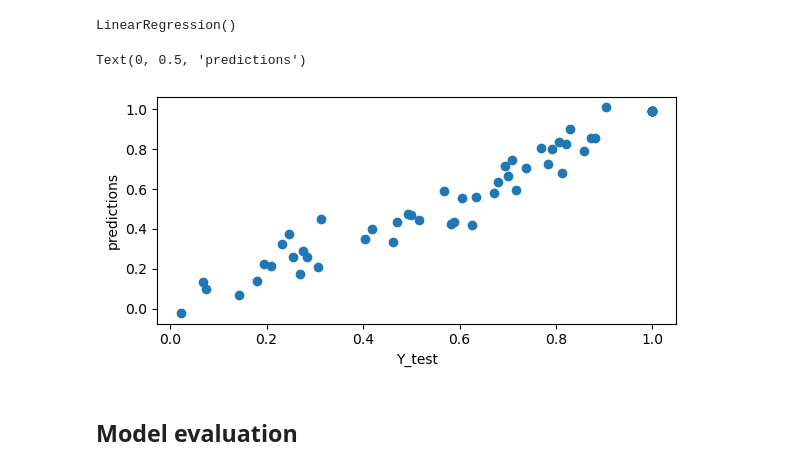
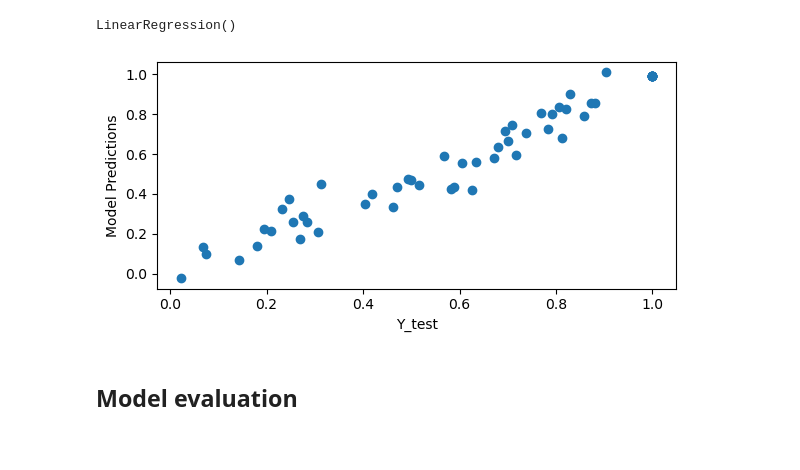
Before and after one commit to tahmee/SVC-Premiere-Project, a Jupyter notebook: SVC project.ipynb, the cells around one changed output. Drawn from its saved outputs; the diff is of its cells as text; code cells hidden in the pictures.

```diff
--- a/SVC project.ipynb
+++ b/SVC project.ipynb
@@ -337,5 +337,10 @@ sns.regplot(x = 'cri_rank', y = 'fatalities_per_100k_rank', data = df_new, ax=ax
 # %% [markdown]
 ### Visualizing outliers
 # %%
+#heatmap for original dataframe
+plt.figure(figsize=(8, 5))
+plt.rcParams["figure.figsize"] = [7.50, 3.50]
+plt.rcParams["figure.autolayout"] = True
 sns.boxplot(data=df_new, orient='h')
+plt.savefig('outlier.jpeg')
 # %% [output]
@@ -428,12 +432,14 @@ LinearRegression()
 model_predictions = l_model.predict(X_test)
 # %%
 plt.figure(figsize=(6,3))
+plt.rcParams["figure.figsize"] = [7.50, 3.50]
+plt.rcParams["figure.autolayout"] = True
 plt.scatter(y_test,model_predictions)
 plt.xlabel('Y_test')
-plt.ylabel('predictions')
+plt.ylabel('Model Predictions')
+plt.savefig('pred.jpeg')
 # %% [output]
-Text(0, 0.5, 'predictions')
-[figure, old version]
+[figure, new version]
 # %% [markdown]
 ## Model evaluation
 # %%
```
Also changed, not shown: parts of 5 cells of this notebook.
